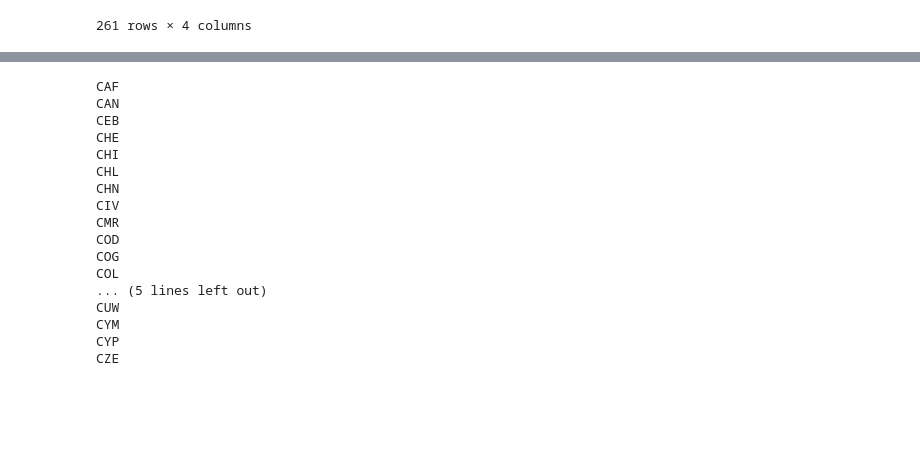
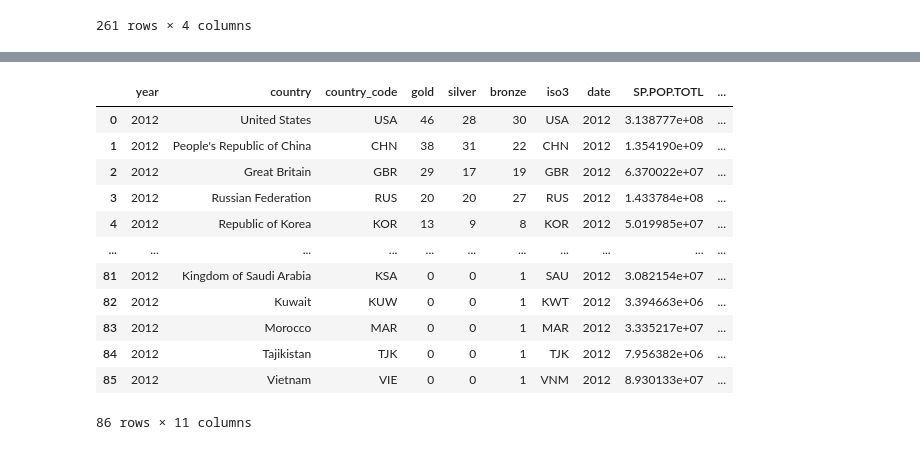
Before and after one commit to 841723/informatica-s7, a Jupyter notebook: mads-tpds/project/project2/project2.ipynb, the cells around one changed output, grey strips where cells are left out. Saved outputs shown, nothing was run; the diff lists cells and outputs as text; code cells hidden in the pictures; blank space fills up the shorter version.

```diff
--- a/mads-tpds/project/project2/project2.ipynb
+++ b/mads-tpds/project/project2/project2.ipynb
@@ -184,25 +184,17 @@ for cm in df_medal.country_code:
-# %%
-l=df_1b.index.tolist()
-
-# get all that start with C
-for i in l:
-    if i[0]=='C':
-        print(i)
-# %% [output]
-CAF
-CAN
-CEB
-CHE
-CHI
-CHL
-CHN
-CIV
-CMR
-COD
-COG
-COL
-... (5 lines left out)
-CUW
-CYM
-CYP
-CZE
+# %%
+df = pd.merge(left=df_medal, right=df_1b, left_on='iso3', right_index=True, how='left')
+df
+# %% [output]
+|  | year | country | country_code | gold | silver | bronze | iso3 | date | SP.POP.TOTL | ... |
+| 0 | 2012 | United States | USA | 46 | 28 | 30 | USA | 2012 | 3.138777e+08 | ... |
+| 1 | 2012 | People's Republic of China | CHN | 38 | 31 | 22 | CHN | 2012 | 1.354190e+09 | ... |
+| 2 | 2012 | Great Britain | GBR | 29 | 17 | 19 | GBR | 2012 | 6.370022e+07 | ... |
+| 3 | 2012 | Russian Federation | RUS | 20 | 20 | 27 | RUS | 2012 | 1.433784e+08 | ... |
+| 4 | 2012 | Republic of Korea | KOR | 13 | 9 | 8 | KOR | 2012 | 5.019985e+07 | ... |
+| ... | ... | ... | ... | ... | ... | ... | ... | ... | ... | ... |
+| 81 | 2012 | Kingdom of Saudi Arabia | KSA | 0 | 0 | 1 | SAU | 2012 | 3.082154e+07 | ... |
+| 82 | 2012 | Kuwait | KUW | 0 | 0 | 1 | KWT | 2012 | 3.394663e+06 | ... |
+| 83 | 2012 | Morocco | MAR | 0 | 0 | 1 | MAR | 2012 | 3.335217e+07 | ... |
+| 84 | 2012 | Tajikistan | TJK | 0 | 0 | 1 | TJK | 2012 | 7.956382e+06 | ... |
+| 85 | 2012 | Vietnam | VIE | 0 | 0 | 1 | VNM | 2012 | 8.930133e+07 | ... |
+86 rows × 11 columns
```
Also changed, not shown: parts of 5 cells of this notebook.
